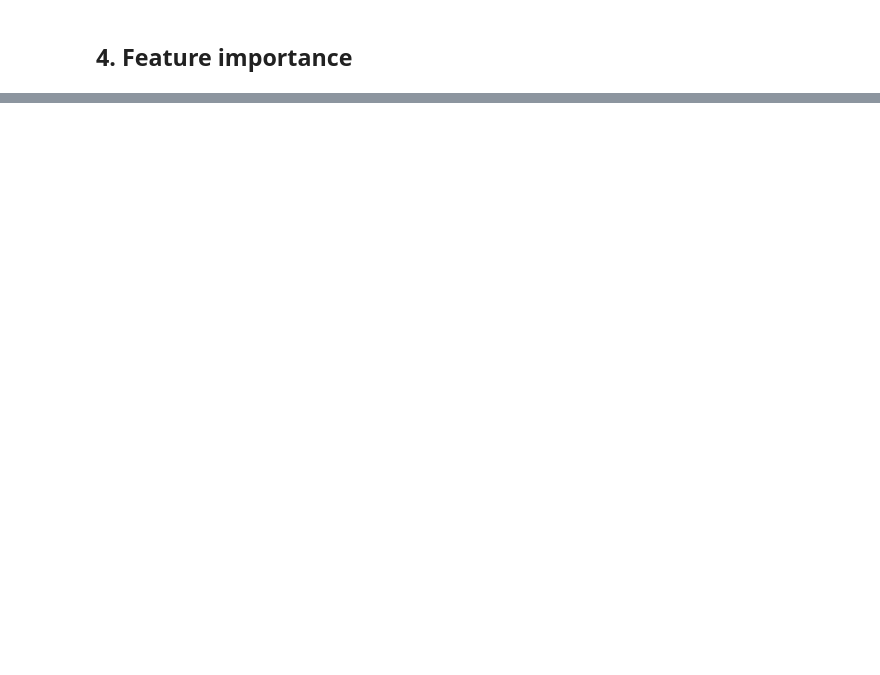
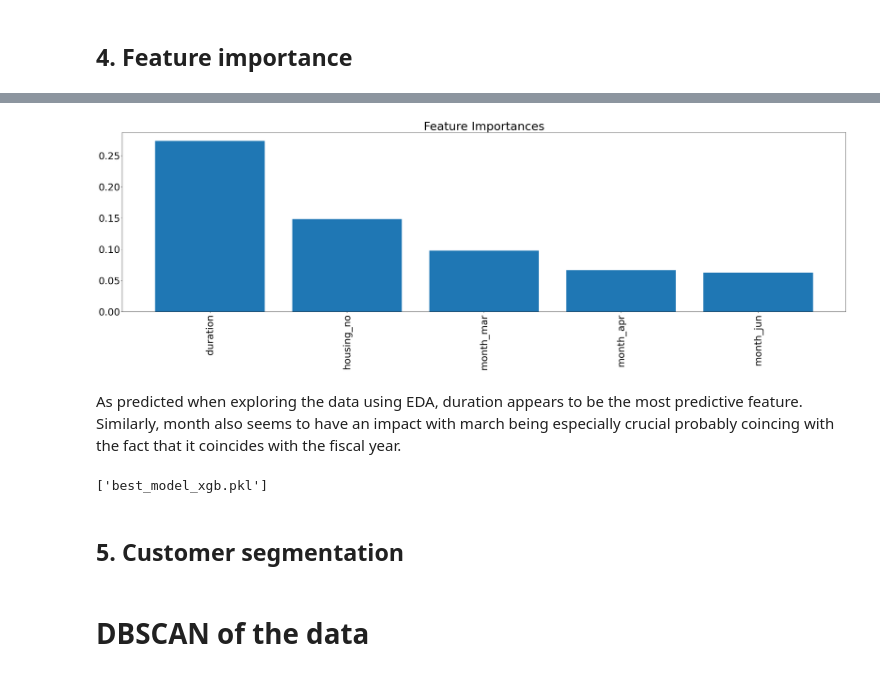
Before and after one commit to pradlanka/Apziva, a Jupyter notebook: rFf4wqN31Eb9WSMn/term_deposit_marketing.ipynb, the cells around one changed output, grey strips where cells are left out. Drawn from its saved outputs; the diff is of its cells as text; code cells hidden in the pictures; blank space fills up the shorter version.

```diff
--- a/rFf4wqN31Eb9WSMn/term_deposit_marketing.ipynb
+++ b/rFf4wqN31Eb9WSMn/term_deposit_marketing.ipynb
@@ -1248,0 +1496,33 @@ print("Mean 5-fold cross-validation score: {:.2f}".format(np.mean(cross_val_scor
+# %%
+# Extracting the feature importances from the Random Forest model pipeline
+xgb_fis = gs_est_xgb_td.best_estimator_['XGBmdl'].xgb.feature_importances_
+
+# Sort feature importances in descending order
+xgb_indices = np.argsort(xgb_fis)[::-1][:5]
+
+# Rearrange feature names so they match the sorted feature importances
+features_names_xgb = list(gs_est_xgb_td.best_estimator_['preprocessor'].transformers_[0][1].get_feature_names_out())+list(gs_est_xgb_td.best_estimator_['preprocessor'].transformers_[1][1].get_feature_names_out())
+sorted_feature_names_xgb = [features_names_xgb[i] for i in xgb_indices]
+
+# Plotting the feature importances
+plt.figure(figsize=(40, 10))
+plt.title("Feature Importances")
+plt.bar(range(len(sorted_feature_names_xgb)), xgb_fis[xgb_indices])
+plt.xticks(range(len(sorted_feature_names_xgb)), sorted_feature_names_xgb, rotation=90, fontsize = 'medium')
+plt.rcParams.update({'font.size': 30})
+plt.show()
+# %% [output]
+[figure, added]
+# %% [markdown]
+As predicted when exploring the data using EDA, duration appears to be the most predictive feature. Similarly, month also seems to have an impact with march being especially crucial probably coincing with the fact that it coincides with the fiscal year.
+# %%
+# Saving the best model
+import joblib
+joblib.dump(rs_est_rf_td, 'best_model_rf.pkl')
+joblib.dump(gs_est_xgb_td, 'best_model_xgb.pkl')
+# %% [output]
+['best_model_xgb.pkl']
+# %% [markdown]
+## 5. Customer segmentation
+# %% [markdown]
+# DBSCAN of the data
```
Also changed, not shown: parts of 8 cells of this notebook.
